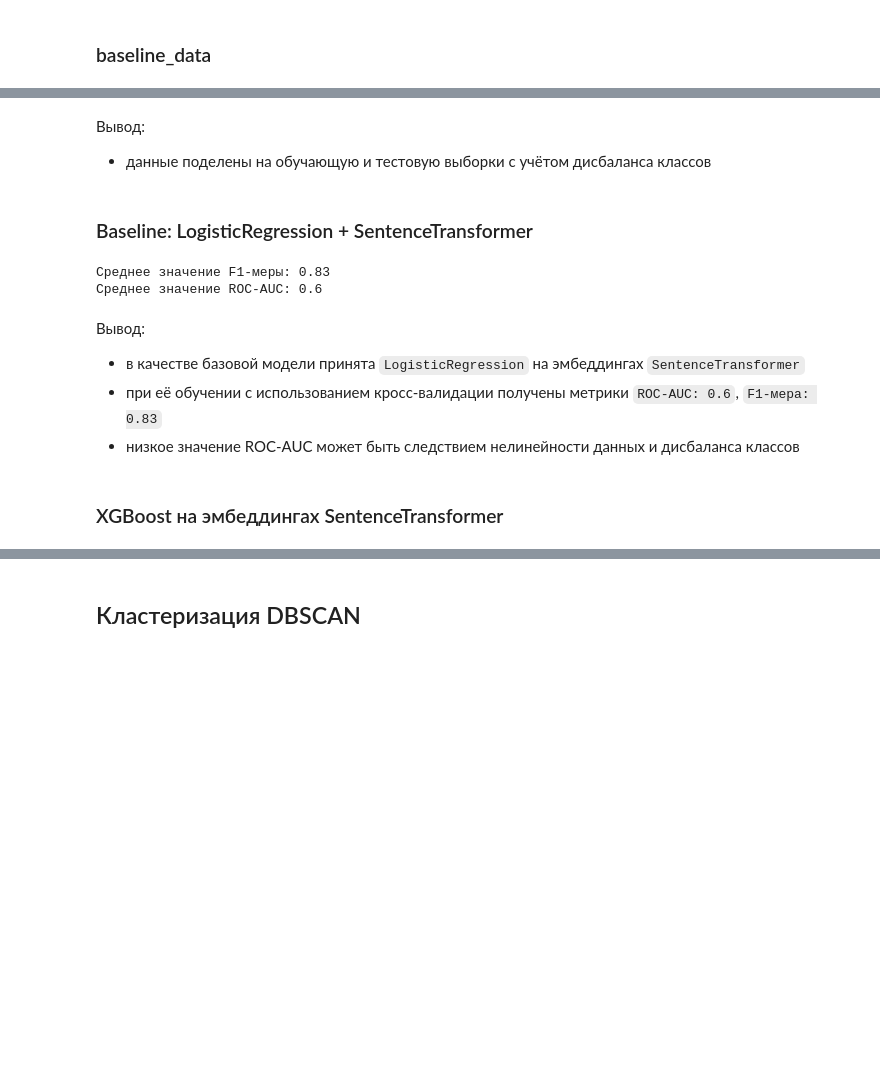
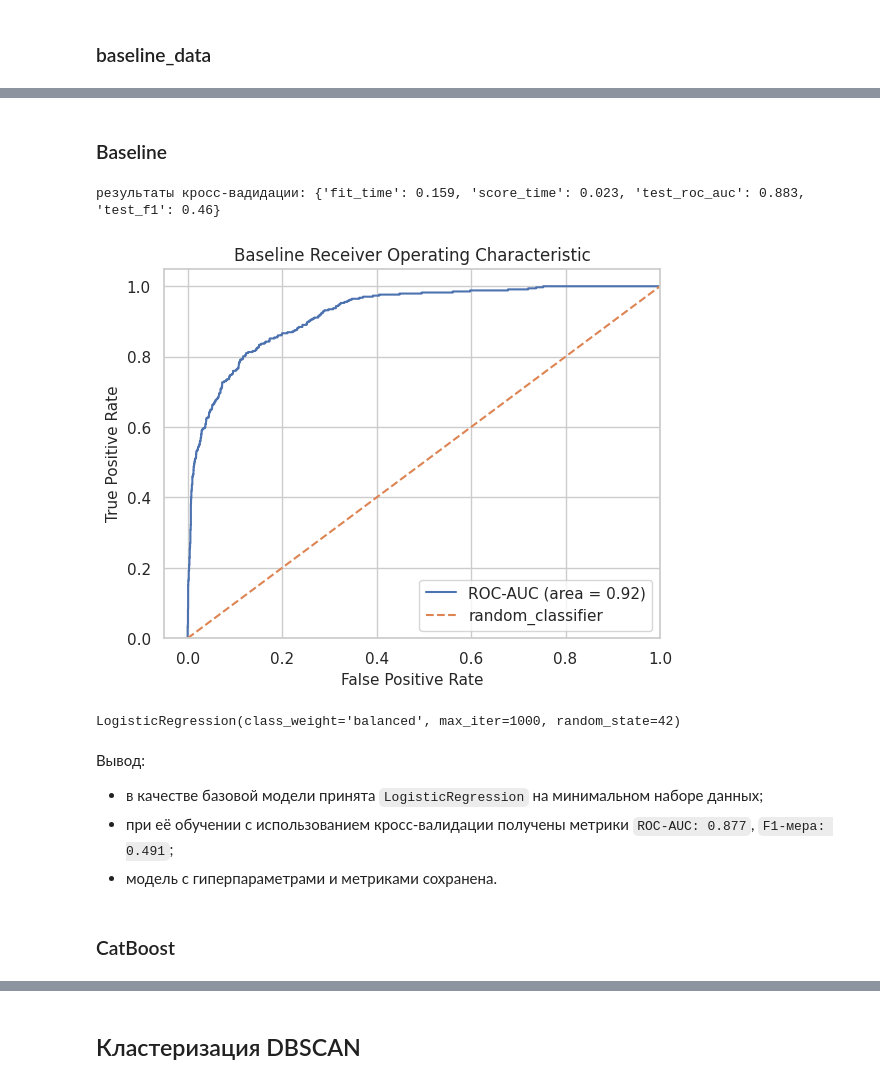
Before and after one commit to denis-42ds/cover-songs-search, a Jupyter notebook: music_covers.ipynb, the cells around one changed output, grey strips where cells are left out. Saved outputs shown, nothing was run; the diff lists cells and outputs as text; code cells hidden in the pictures; blank space fills up the shorter version.

```diff
--- a/music_covers.ipynb
+++ b/music_covers.ipynb
@@ -382,0 +390,7 @@ KeyboardInterrupt:
+# %%
+X_train, X_test, y_train, y_test = train_test_split(text_embeddings.merge(cover_lyric[num_features], left_index=True, right_index=True),
+                                                    cover_lyric[target],
+                                                    test_size=0.1,
+                                                    random_state=RANDOM_STATE,
+                                                    stratify=cover_lyric[target])
+X_train.shape, X_test.shape, y_train.shape, y_test.shape
@@ -414,12 +416,0 @@ df_work.head(3)
-# %%
-# данные на эмбеддингах sentencetransformer
-df_tr = df_work.copy()
-X = df_tr.drop(['original_track_id', 'track_id', 'track_remake_type', 'text'], axis=1)
-y = df_tr['track_remake_type']
-y = (y != 'ORIGINAL').astype(int)
-
-X_train, X_test, y_train, y_test = train_test_split(X, y,
-                                                    test_size=0.2,
-                                                    random_state=RS,
-                                                    stratify=y)
-X_train.shape, X_test.shape, y_train.shape, y_test.shape
@@ -449,28 +417,50 @@ X_train_k = (X_train_k
-# %% [markdown]
-Вывод:
-- данные поделены на обучающую и тестовую выборки с учётом дисбаланса классов
 # %% [markdown]
-### Baseline: LogisticRegression + SentenceTransformer
+### Baseline
 # %%
-baseline = LogisticRegression(random_state=RS)
+baseline_params = {'class_weight':'balanced',
+                   'C':1.0,
+                   'penalty':'l2',
+                   'max_iter':1000,
+                   'random_state':RANDOM_STATE}
+baseline = LogisticRegression(**baseline_params)
 
-lg_scores = (
-    cross_validate(baseline, X_train.values, y_train,
-                   cv=round((X_train.shape[0] / X_test.shape[0]),),
-                   scoring=['f1', 'roc_auc'])
-    )
+baseline.fit(X_train, y_train)
+cv_strategy = StratifiedKFold(n_splits=4)
+cv_res = cross_validate(baseline,
+						X_train,
+						y_train,
+						cv=cv_strategy,
+						n_jobs=-1,
+						scoring=['roc_auc', 'f1'])
+for key, value in cv_res.items():
+	cv_res[key] = round(value.mean(), 3)
+print(f"результаты кросс-вадидации: {cv_res}")
 
-print('Среднее значение F1-меры:', round(lg_scores['test_f1'].mean(), 2))
-print('Среднее значение ROC-AUC:', 1 - round(lg_scores['test_roc_auc'].mean(), 2))
+# Визуализация кривой ROC
+y_pred_proba = baseline.predict_proba(X_train)[:, 1]
+roc_auc_value = roc_auc_score(y_train, y_pred_proba)
+fpr, tpr, thresholds = roc_curve(y_train, y_pred_proba)
+plt.plot(fpr, tpr, linewidth=1.5, label='ROC-AUC (area = %0.2f)' % roc_auc_value)
+plt.plot([0, 1], [0, 1], linestyle='--', linewidth=1.5, label='random_classifier')
+plt.xlim([-0.05, 1.0])
+plt.ylim([0.0, 1.05])
+plt.xlabel('False Positive Rate', fontsize=11)
+plt.ylabel('True Positive Rate', fontsize=11)
+plt.title('Baseline Receiver Operating Characteristic', fontsize=12)
+plt.legend(loc='lower right')
+plt.show()
+
+baseline
 # %% [output]
-Среднее значение F1-меры: 0.83
-Среднее значение ROC-AUC: 0.6
+результаты кросс-вадидации: {'fit_time': 0.159, 'score_time': 0.023, 'test_roc_auc': 0.883, 'test_f1': 0.46}
+[figure, added]
+LogisticRegression(class_weight='balanced', max_iter=1000, random_state=42)
 # %% [markdown]
 Вывод:
 
-- в качестве базовой модели принята `LogisticRegression` на эмбеддингах `SentenceTransformer`
-- при её обучении с использованием кросс-валидации получены метрики `ROC-AUC: 0.6`, `F1-мера: 0.83`
-- низкое значение ROC-AUC может быть следствием нелинейности данных и дисбаланса классов
+- в качестве базовой модели принята `LogisticRegression` на минимальном наборе данных;
+- при её обучении с использованием кросс-валидации получены метрики `ROC-AUC: 0.877`, `F1-мера: 0.491`;
+- модель с гиперпараметрами и метриками сохранена.
 # %% [markdown]
-### XGBoost на эмбеддингах SentenceTransformer
+### CatBoost
 # %%
```
Also changed, not shown: parts of 36 cells of this notebook, 3 other files.
